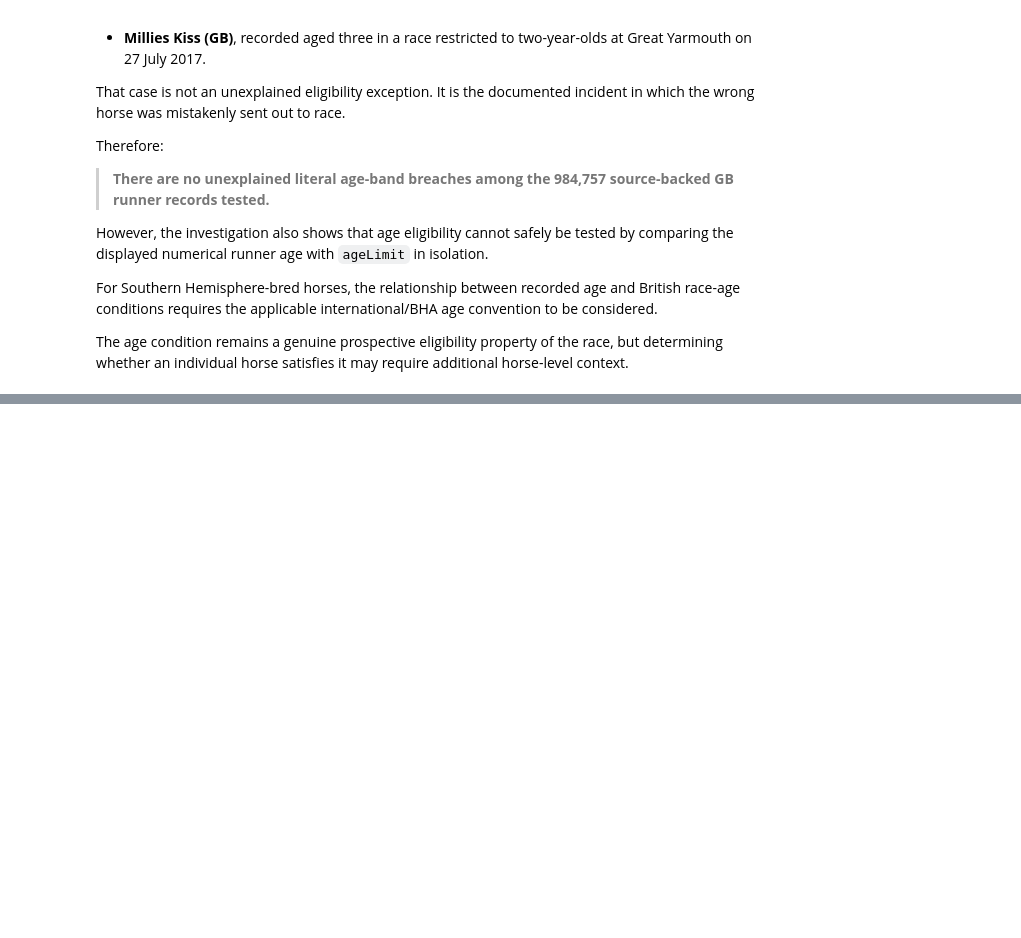
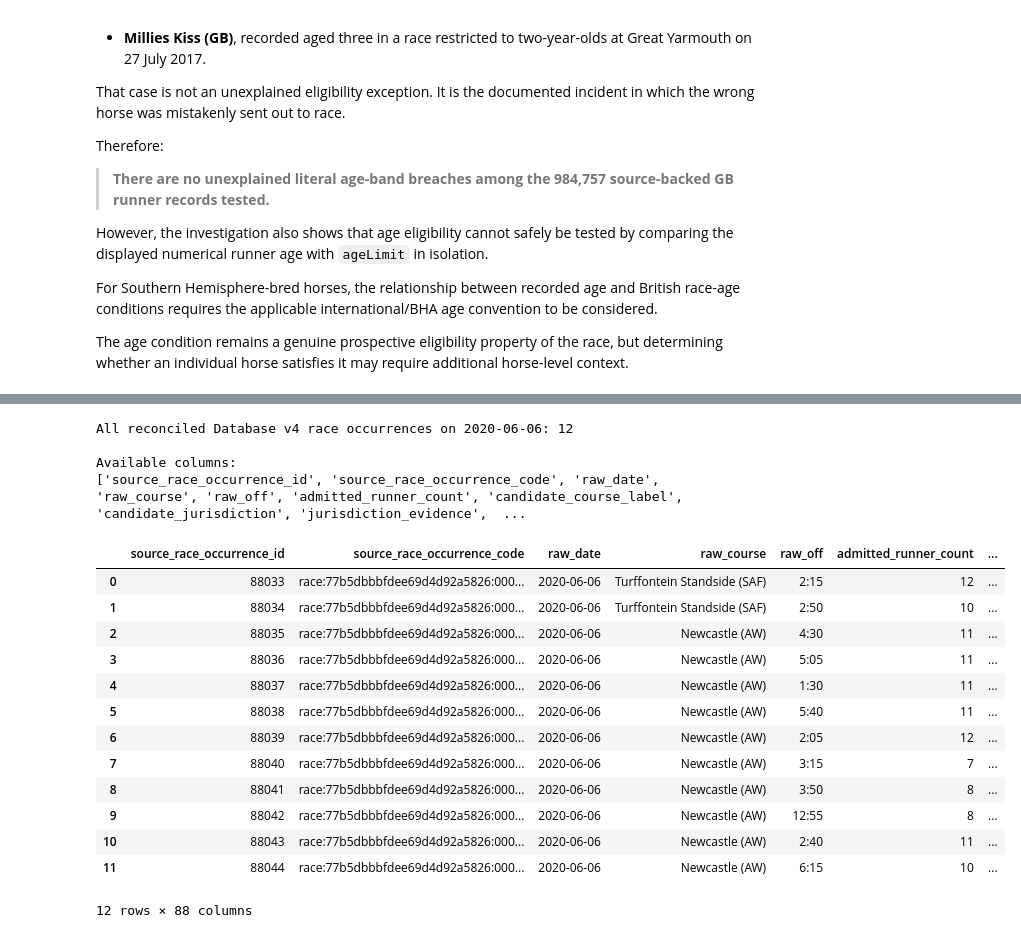
Before and after one commit to rjmac22/inside-rails-horse-racing, a Jupyter notebook: studies/jurisdictions/great_britain/05_what_is_a_british_horse_race.ipynb, the cells around one changed output, grey strips where cells are left out. Cells and saved outputs as stored; diff of their text form; code cells hidden in the pictures; blank space fills up the shorter version.

Commit message:
Checkpoint Study 05 before race population completeness audit

```diff
--- a/studies/jurisdictions/great_britain/05_what_is_a_british_horse_race.ipynb
+++ b/studies/jurisdictions/great_britain/05_what_is_a_british_horse_race.ipynb
@@ -7734,0 +12783,53 @@ additional horse-level context.
+# %%
+# Determine where the 18 missing BHA races disappear.
+#
+# Analytical question:
+#
+#   Are the Newmarket and Lingfield races absent from Database v4 entirely,
+#   or only absent from the governed GB racecourse-aware interface?
+#
+# We inspect the general reconciled race-occurrence view for the date.
+# This does not rely on governed racecourse identity and therefore lets us
+# distinguish a race-population defect from a racecourse-governance defect.
+
+with connect_read_only(DATABASE) as connection:
+
+    v4_all_races_2020_06_06 = pd.read_sql_query(
+        """
+        SELECT *
+        FROM view_reconciled_race_occurrences
+        WHERE raw_date = '2020-06-06'
+        """,
+        connection,
+    )
+
+
+print(
+    "All reconciled Database v4 race occurrences on 2020-06-06:",
+    len(v4_all_races_2020_06_06),
+)
+
+print()
+print("Available columns:")
+print(list(v4_all_races_2020_06_06.columns))
+
+display(v4_all_races_2020_06_06)
+# %% [output]
+All reconciled Database v4 race occurrences on 2020-06-06: 12
+
+Available columns:
+['source_race_occurrence_id', 'source_race_occurrence_code', 'raw_date', 'raw_course', 'raw_off', 'admitted_runner_count', 'candidate_course_label', 'candidate_jurisdiction', 'jurisdiction_evidence',  ...
+|  | source_race_occurrence_id | source_race_occurrence_code | raw_date | raw_course | raw_off | admitted_runner_count | ... |
+| 0 | 88033 | race:77b5dbbbfdee69d4d92a5826:000... | 2020-06-06 | Turffontein Standside (SAF) | 2:15 | 12 | ... |
+| 1 | 88034 | race:77b5dbbbfdee69d4d92a5826:000... | 2020-06-06 | Turffontein Standside (SAF) | 2:50 | 10 | ... |
+| 2 | 88035 | race:77b5dbbbfdee69d4d92a5826:000... | 2020-06-06 | Newcastle (AW) | 4:30 | 11 | ... |
+| 3 | 88036 | race:77b5dbbbfdee69d4d92a5826:000... | 2020-06-06 | Newcastle (AW) | 5:05 | 11 | ... |
+| 4 | 88037 | race:77b5dbbbfdee69d4d92a5826:000... | 2020-06-06 | Newcastle (AW) | 1:30 | 11 | ... |
+| 5 | 88038 | race:77b5dbbbfdee69d4d92a5826:000... | 2020-06-06 | Newcastle (AW) | 5:40 | 11 | ... |
+| 6 | 88039 | race:77b5dbbbfdee69d4d92a5826:000... | 2020-06-06 | Newcastle (AW) | 2:05 | 12 | ... |
+| 7 | 88040 | race:77b5dbbbfdee69d4d92a5826:000... | 2020-06-06 | Newcastle (AW) | 3:15 | 7 | ... |
+| 8 | 88041 | race:77b5dbbbfdee69d4d92a5826:000... | 2020-06-06 | Newcastle (AW) | 3:50 | 8 | ... |
+| 9 | 88042 | race:77b5dbbbfdee69d4d92a5826:000... | 2020-06-06 | Newcastle (AW) | 12:55 | 8 | ... |
+| 10 | 88043 | race:77b5dbbbfdee69d4d92a5826:000... | 2020-06-06 | Newcastle (AW) | 2:40 | 11 | ... |
+| 11 | 88044 | race:77b5dbbbfdee69d4d92a5826:000... | 2020-06-06 | Newcastle (AW) | 6:15 | 10 | ... |
+12 rows × 88 columns
```
Also changed, not shown: parts of 51 cells of this notebook.
